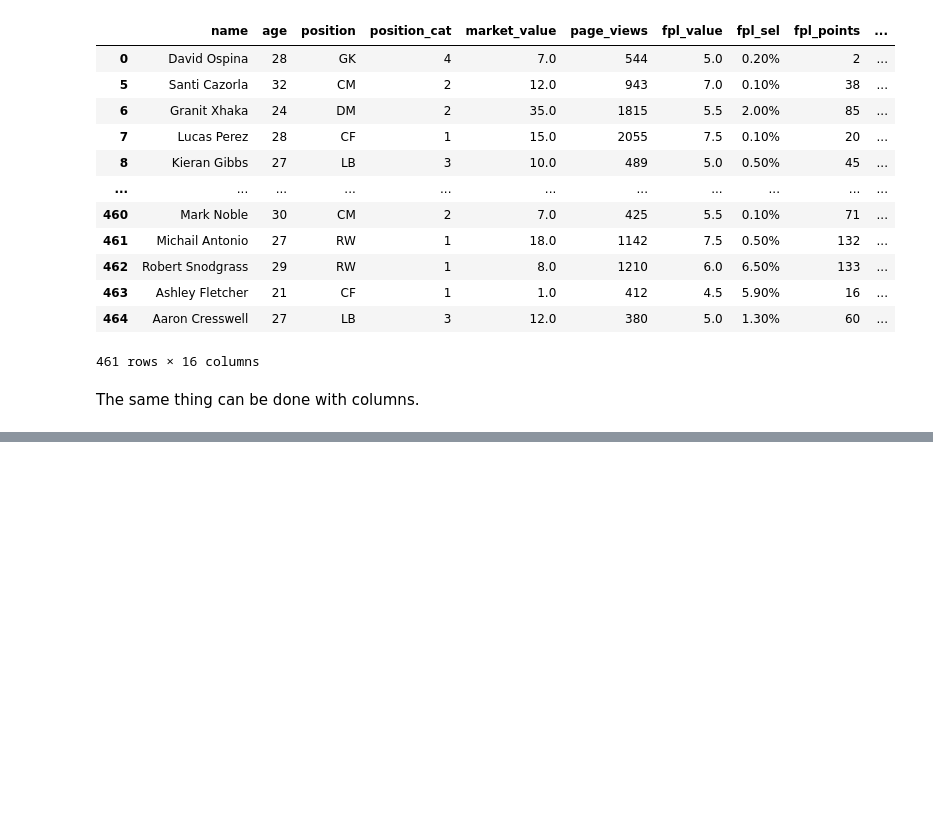
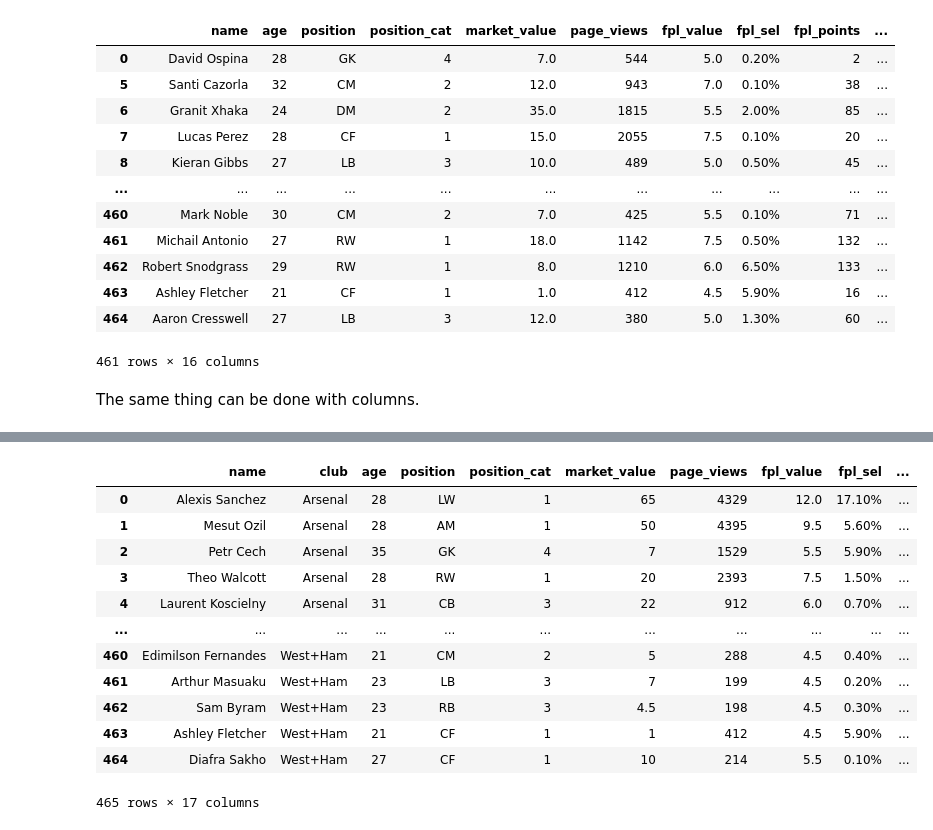
Before and after one commit to jgabunilas/pandas-bootcamp, a Jupyter notebook: Section5_DataFrames_in_Depth/Section5_DataFrames_in_Depth.ipynb, the cells around one changed output, grey strips where cells are left out. Cells and saved outputs as stored; diff of their text form; code cells hidden in the pictures; blank space fills up the shorter version.

```diff
--- a/Section5_DataFrames_in_Depth/Section5_DataFrames_in_Depth.ipynb
+++ b/Section5_DataFrames_in_Depth/Section5_DataFrames_in_Depth.ipynb
@@ -1594,0 +1720,16 @@ players.reindex(
+# %%
+players.fillna('replacement value')
+# %% [output]
+|  | name | club | age | position | position_cat | market_value | page_views | fpl_value | fpl_sel | ... |
+| 0 | Alexis Sanchez | Arsenal | 28 | LW | 1 | 65 | 4329 | 12.0 | 17.10% | ... |
+| 1 | Mesut Ozil | Arsenal | 28 | AM | 1 | 50 | 4395 | 9.5 | 5.60% | ... |
+| 2 | Petr Cech | Arsenal | 35 | GK | 4 | 7 | 1529 | 5.5 | 5.90% | ... |
+| 3 | Theo Walcott | Arsenal | 28 | RW | 1 | 20 | 2393 | 7.5 | 1.50% | ... |
+| 4 | Laurent Koscielny | Arsenal | 31 | CB | 3 | 22 | 912 | 6.0 | 0.70% | ... |
+| ... | ... | ... | ... | ... | ... | ... | ... | ... | ... | ... |
+| 460 | Edimilson Fernandes | West+Ham | 21 | CM | 2 | 5 | 288 | 4.5 | 0.40% | ... |
+| 461 | Arthur Masuaku | West+Ham | 23 | LB | 3 | 7 | 199 | 4.5 | 0.20% | ... |
+| 462 | Sam Byram | West+Ham | 23 | RB | 3 | 4.5 | 198 | 4.5 | 0.30% | ... |
+| 463 | Ashley Fletcher | West+Ham | 21 | CF | 1 | 1 | 412 | 4.5 | 5.90% | ... |
+| 464 | Diafra Sakho | West+Ham | 27 | CF | 1 | 10 | 214 | 5.5 | 0.10% | ... |
+465 rows × 17 columns
```
Also changed, not shown: parts of 37 cells of this notebook.
